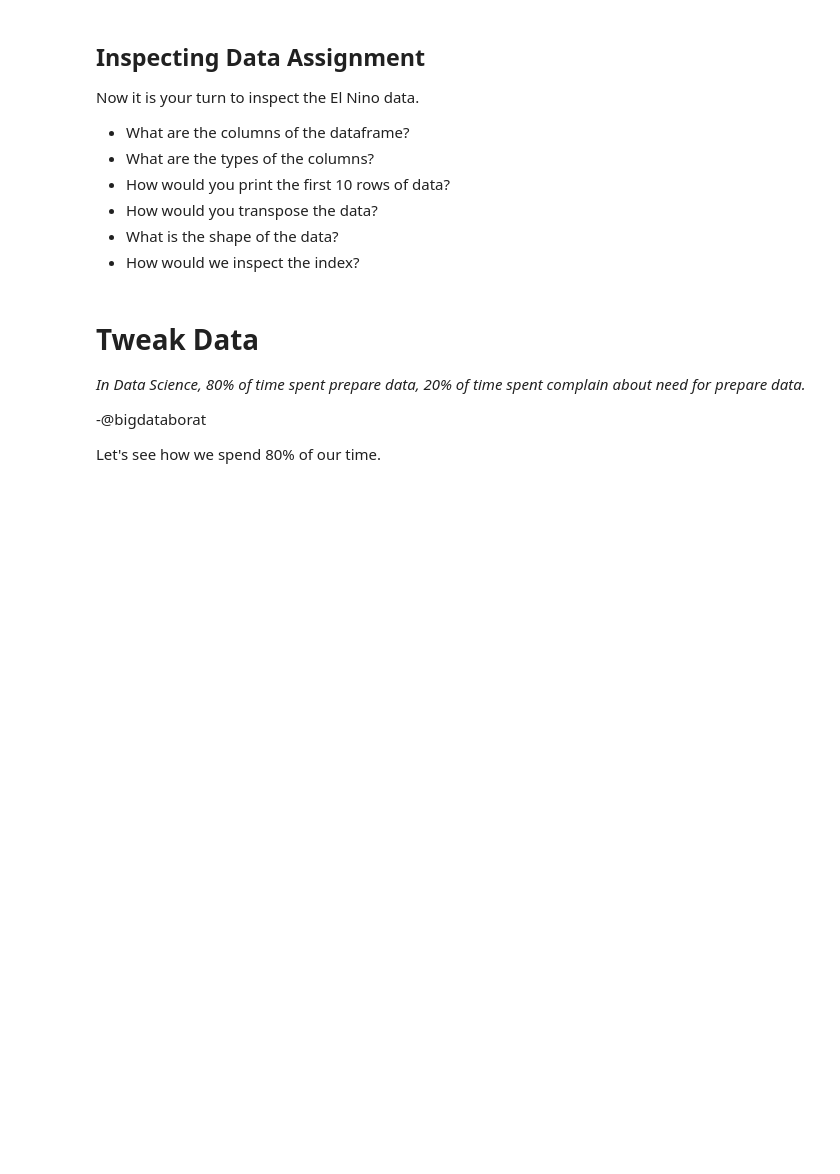
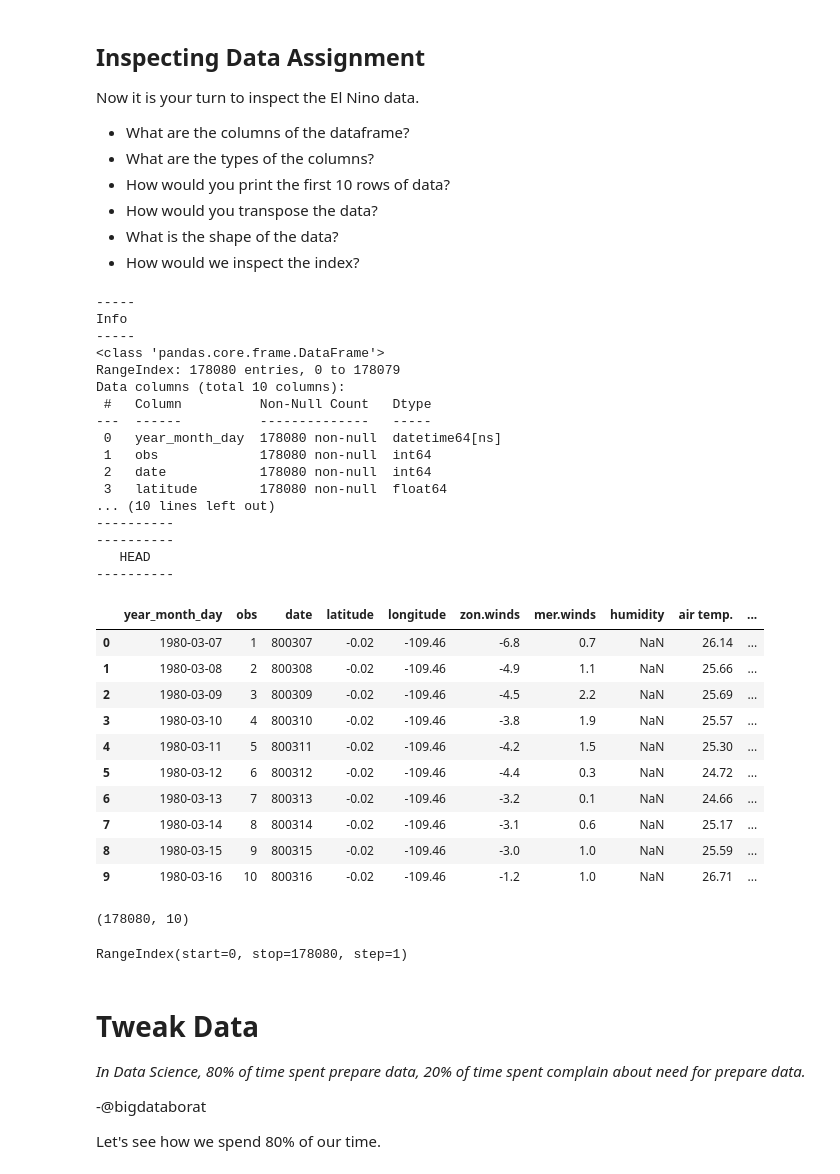
Before and after one commit to KasiBaskerLaxmanan/pyalgotrading, a Jupyter notebook: Pandas_01_introduction_get_inspect_tweak_data.ipynb, the cells around one changed output. Saved outputs shown, nothing was run; the diff lists cells and outputs as text; code cells hidden in the pictures; blank space fills up the shorter version.

```diff
--- a/Pandas_01_introduction_get_inspect_tweak_data.ipynb
+++ b/Pandas_01_introduction_get_inspect_tweak_data.ipynb
@@ -226,3 +227,20 @@ The [website](https://archive.ics.uci.edu/ml/datasets/El+Nino)  states:
 Load the ``data/tao-all2.dat.gz`` file into a data frame using ``pd.read_csv``.
 Use the ``names`` variable for the initial column names (taken from website).
 Replace empty values (``.``) with ``NaN``. Pull the year, month, and date columns into a single variable using the ``parse_dates`` parameter (see the ``pd.read_csv`` docs for info on this).
+# %%
+# col names in tao-all2.col from website
+names = '''obs
+year
+month
+day
+date
+latitude
+longitude
+zon.winds
+mer.winds
+humidity
+air temp.
+s.s.temp.'''.split('\n')
+# %%
+nino = pd.read_csv('https://archive.ics.uci.edu/ml/machine-learning-databases/el_nino-mld/tao-all2.dat.gz', sep=' ', names=names, na_values='.',
+                   parse_dates=[[1,2,3]])
@@ -375,6 +413,57 @@ Now it is your turn to inspect the El Nino data.
 * How would you transpose the data?
 * What is the shape of the data?
 * How would we inspect the index?
+# %%
+print ('-----')
+print ('Info')
+print ('-----')
+nino.info(memory_usage='deep')
+
+print ('----------')
+print ('Datatypes')
+print ('----------')
+nino.dtypes
+print ('----------')
+print ('   HEAD   ')
+print ('----------')
+nino.head(10)
+# %% [output]
+-----
+Info
+-----
+<class 'pandas.core.frame.DataFrame'>
+RangeIndex: 178080 entries, 0 to 178079
+Data columns (total 10 columns):
+ #   Column          Non-Null Count   Dtype
+---  ------          --------------   -----
+ 0   year_month_day  178080 non-null  datetime64[ns]
+ 1   obs             178080 non-null  int64
+ 2   date            178080 non-null  int64
+ 3   latitude        178080 non-null  float64
+... (10 lines left out)
+----------
+----------
+   HEAD
+----------
+|  | year_month_day | obs | date | latitude | longitude | zon.winds | mer.winds | humidity | air temp. | ... |
+| 0 | 1980-03-07 | 1 | 800307 | -0.02 | -109.46 | -6.8 | 0.7 | NaN | 26.14 | ... |
+| 1 | 1980-03-08 | 2 | 800308 | -0.02 | -109.46 | -4.9 | 1.1 | NaN | 25.66 | ... |
+| 2 | 1980-03-09 | 3 | 800309 | -0.02 | -109.46 | -4.5 | 2.2 | NaN | 25.69 | ... |
+| 3 | 1980-03-10 | 4 | 800310 | -0.02 | -109.46 | -3.8 | 1.9 | NaN | 25.57 | ... |
+| 4 | 1980-03-11 | 5 | 800311 | -0.02 | -109.46 | -4.2 | 1.5 | NaN | 25.30 | ... |
+| 5 | 1980-03-12 | 6 | 800312 | -0.02 | -109.46 | -4.4 | 0.3 | NaN | 24.72 | ... |
+| 6 | 1980-03-13 | 7 | 800313 | -0.02 | -109.46 | -3.2 | 0.1 | NaN | 24.66 | ... |
+| 7 | 1980-03-14 | 8 | 800314 | -0.02 | -109.46 | -3.1 | 0.6 | NaN | 25.17 | ... |
+| 8 | 1980-03-15 | 9 | 800315 | -0.02 | -109.46 | -3.0 | 1.0 | NaN | 25.59 | ... |
+| 9 | 1980-03-16 | 10 | 800316 | -0.02 | -109.46 | -1.2 | 1.0 | NaN | 26.71 | ... |
+# %%
+nino.shape
+# %% [output]
+(178080, 10)
+# %%
+nino.index
+# %% [output]
+RangeIndex(start=0, stop=178080, step=1)
 # %% [markdown]
 # Tweak Data
 
```
Also changed, not shown: parts of 11 cells of this notebook.
